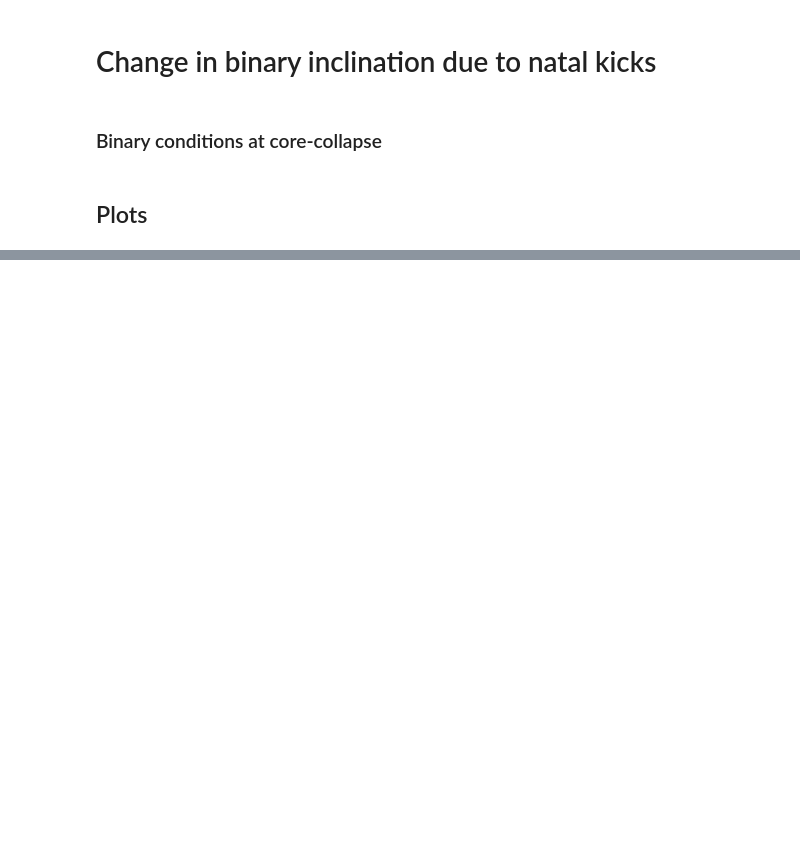
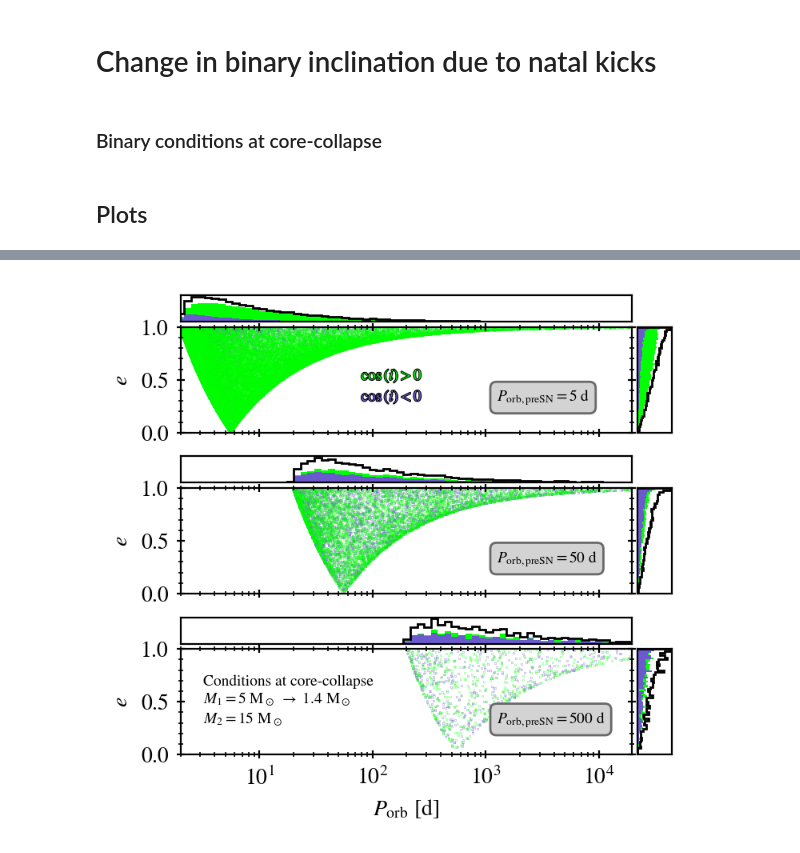
Before and after one commit to asimazbunzel/HMXB-NSBH, a Jupyter notebook: notebooks/binary-inclinations.ipynb, the cells around one changed output, grey strips where cells are left out. Cells and saved outputs as stored; diff of their text form; code cells hidden in the pictures; blank space fills up the shorter version.

Commit message:
add plot on binary parameters separated by orbital inclination

```diff
--- a/notebooks/binary-inclinations.ipynb
+++ b/notebooks/binary-inclinations.ipynb
@@ -69,0 +78,92 @@ for k,P in enumerate(Porbs):
+# %%
+plt.style.use('../config/style.mpl')
+fig, axs = plt.subplots(figsize=(4.1, 3.8))
+
+gs = grd.GridSpec(8, 3, figure=fig, height_ratios=[1,4,0.5,1,4,0.5,1,4], width_ratios=[4,0.3,0.1], wspace=0.035, hspace=0.1)
+
+axarr = [plt.subplot(gs[0]), # plt.subplot(gs[1]), plt.subplot(gs[2]),
+         plt.subplot(gs[3]), plt.subplot(gs[4]), # plt.subplot(gs[5]),
+         # plt.subplot(gs[6]), plt.subplot(gs[7]), plt.subplot(gs[8]),
+         plt.subplot(gs[9]), # plt.subplot(gs[10]), plt.subplot(gs[11]),
+         plt.subplot(gs[12]), plt.subplot(gs[13]), # plt.subplot(gs[14]),
+         # plt.subplot(gs[15]), plt.subplot(gs[16]), plt.subplot(gs[17]),
+         plt.subplot(gs[18]), # plt.subplot(gs[19]), plt.subplot(gs[20]),
+         plt.subplot(gs[21]), plt.subplot(gs[22]), # plt.subplot(gs[23])
+        ]
+
+xmin, xmax = 2, 0
+for k,P in enumerate(Porbs):
+
+    # Load binary system into kick module
+    binary = biaswise.binary.BinarySystem(m1=m1, m1_core_mass=m1_c_core_mass,
+                m1_remnant_mass=m1_remnant_mass,
+                m1_fallback_fraction=m1_fallback_fraction, m2=m2, P=P)
+
+    # Orbital period preSN
+    axarr[3*k+1].annotate('$P_{} = {}$ d'.format('{\\rm orb, preSN}', P), xy=(0.7, 0.3),
+            bbox=dict(facecolor='lightgray', edgecolor='dimgray', boxstyle='round, pad=0.4'),
+            fontsize=7, xycoords='axes fraction')
+
+    # define type of distribution of natal kicks & compute them
+    binary.set_natal_kick_distribution(n_trials=100000, distribution_id='Maxwell',
+            kick_scaling=lambda x: (1-binary.m1_fallback_fraction)*x)
+    binary.get_natal_kick_distribution()
+
+    # compute orbital parameters & make a grid out of them
+    binary.get_orbital_distribution(verbose=False)
+    binary.get_post_kick_grid(use_unbounded_for_norm=False, verbose=False)
+
+    if binary.P_post_grid[0] < xmin: xmin = binary.P_post_grid[0]
+    if binary.P_post_grid[-1] > xmax: xmax = binary.P_post_grid[-1]
+
+    # create mask on orbit inclination
+    mask_prog = binary.cosi >= 0
+
+    # plot distribution of kicks
+    axarr[3*k+1].scatter(binary.P_post[~mask_prog], binary.e_post[~mask_prog], s=0.01, c='slateblue')
+    axarr[3*k+1].scatter(binary.P_post[mask_prog], binary.e_post[mask_prog], s=0.01, c='lime')
+    # norm = colors.Normalize(vmin=-1, vmax=1)
+    # mpl.colorbar.ColorbarBase(axarr[4*k+3], norm=norm, orientation='vertical')
+
+    # histograms
+    logbins = np.logspace(-1, 5, 100)
+    axarr[3*k].hist(binary.P_post, density=False, bins=logbins, histtype='step', facecolor='white', edgecolor='black')
+    axarr[3*k].hist(binary.P_post[mask_prog], density=False, bins=logbins, color='lime')
+    axarr[3*k].hist(binary.P_post[~mask_prog], density=False, bins=logbins, color='slateblue')
+    axarr[3*k+2].hist(binary.e_post, bins=50, density=False, range=(0,1), orientation='horizontal',
+                      histtype='step', facecolor='white', edgecolor='black')
+    axarr[3*k+2].hist(binary.e_post[mask_prog], bins=50, density=False, range=(0,1), orientation='horizontal',
+                      color='lime')
+    axarr[3*k+2].hist(binary.e_post[~mask_prog], bins=50, density=False, range=(0,1), orientation='horizontal',
+                      color='slateblue')
+
+for k in range(3):
+    axarr[3*k].set_xscale('log')
+    axarr[3*k+1].set_xscale('log')
+    axarr[3*k].set_xlim([xmin, xmax])
+    axarr[3*k+1].set_xlim([xmin, xmax])
+    axarr[3*k+1].set_ylim([0,1])
+    axarr[3*k+2].set_ylim([0,1])
+
+    axarr[3*k+1].set_ylabel('$e$')
+    # axarr[4*k+3].set_ylabel('$\\cos\\,(i)$')
+
+    if k == 0 or k == 1: axarr[3*k+1].set_xticklabels([])
+
+for ax in [axarr[0], axarr[2], axarr[3], axarr[5], axarr[6], axarr[8]]:
+    ax.xaxis.set_major_locator(plt.NullLocator())
+    ax.yaxis.set_major_locator(plt.NullLocator())
+    ax.minorticks_off()
+
+axarr[-2].set_xlabel('$P_{\\rm orb}$ [d]')
+
+# Binary conditions at core-collapse
+msg = 'Conditions at core-collapse \n$M_1 = {}$ M$_\\odot$ $\\rightarrow$ {} M$_\\odot$ \n$M_2 = {}$ M$_\\odot$'.format(m1, m1_remnant_mass, m2)
+axarr[-2].annotate(msg, xy=(0.05, 0.3), fontsize=7, xycoords='axes fraction')
+
+axarr[1].annotate('$\\cos\\,(i) > 0$', xy=(0.4, 0.5), fontsize=7, xycoords='axes fraction', color='lime',
+                  path_effects=[patheffects.withStroke(linewidth=0.75, foreground='black')])
+axarr[1].annotate('$\\cos\\,(i) < 0$', xy=(0.4, 0.3), fontsize=7, xycoords='axes fraction', color='slateblue',
+                  path_effects=[patheffects.withStroke(linewidth=0.75, foreground='black')]);
+# %% [output]
+[figure, added]
```
Also changed, not shown: parts of 2 cells of this notebook.
